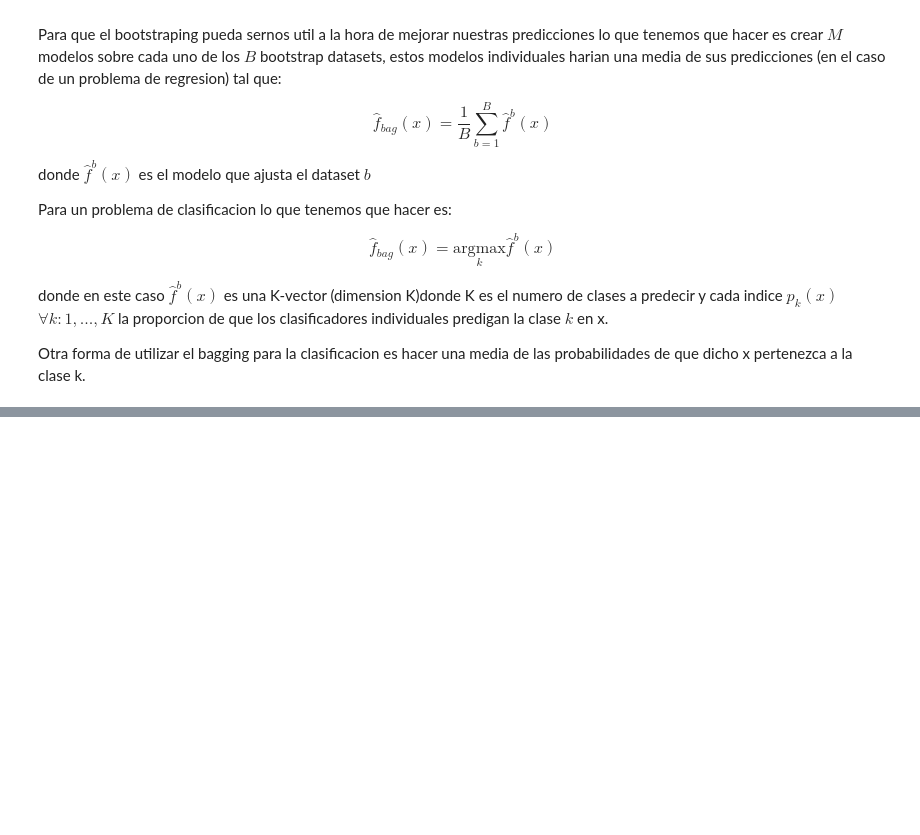
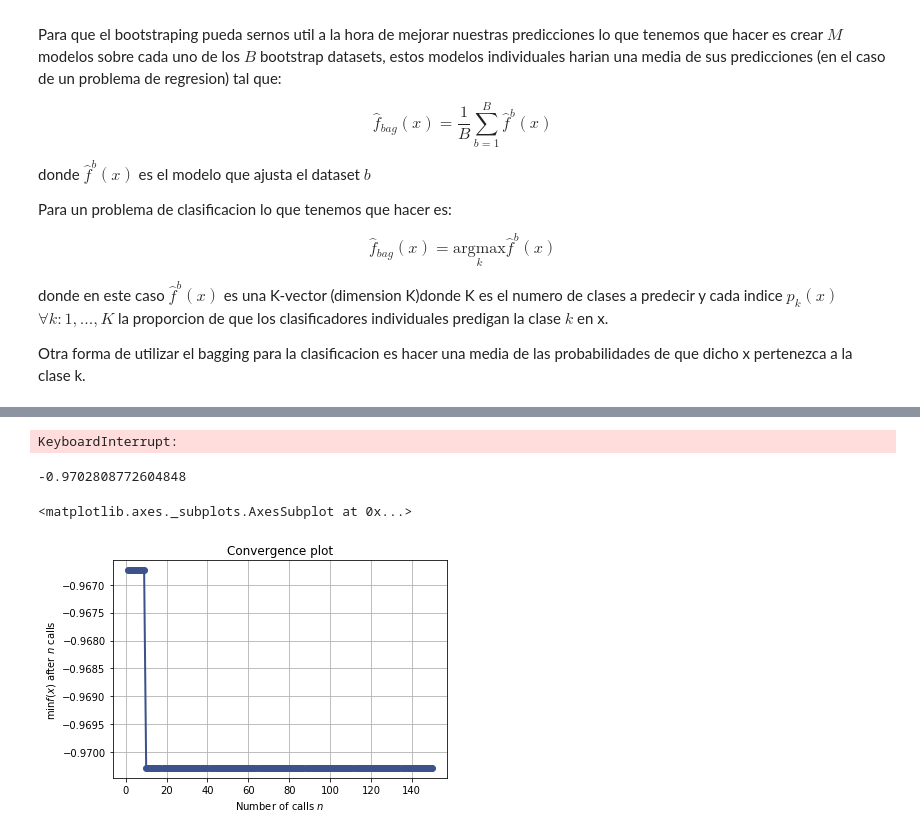
Before and after one commit to BlastingJavier/BlastingJavier.github.io, a Jupyter notebook: content/downloads/notebooks/ensemble_1.ipynb, the cells around one changed output, grey strips where cells are left out. Drawn from its saved outputs; the diff is of its cells as text; code cells hidden in the pictures; blank space fills up the shorter version.

```diff
--- a/content/downloads/notebooks/ensemble_1.ipynb
+++ b/content/downloads/notebooks/ensemble_1.ipynb
@@ -60,0 +151,47 @@ Otra forma de utilizar el bagging para la clasificacion es hacer una media de la
+# %%
+trials = Trials()
+best_clf = fmin(partial(f_to_min, X=X, y=y),
+                param_space_rf, algo=tpe.suggest, max_evals=1000,
+                trials=trials)
+# %% [output]
+KeyboardInterrupt:
+# %%
+from skopt.space import Real, Integer, Categorical
+from skopt.utils import use_named_args
+from skopt import gp_minimize
+
+param_space_rf = [
+    Integer(2, 20, name='max_depth'),
+    Integer(4, X.shape[1], name='max_features'),
+    Integer(100, 1000, name='n_estimators'),
+    Categorical(["gini", "entropy"], name='criterion'),
+    Integer(2, floor(np.sqrt(X.shape[0])), name='min_samples_split')
+]
+
+def f_rf(hps):
+    rf = RandomForestClassifier(random_state=random_state)
+    return rf
+
+
+@use_named_args(param_space_rf)
+def objective(**params):
+    rf = RandomForestClassifier(random_state=random_state)
+    rf.set_params(**params)
+
+    return -np.mean(cross_val_score(rf, X, y,
+                                    cv=StratifiedKFold(n_splits=5, random_state=random_state),
+                                    n_jobs=-1,
+                                    scoring="accuracy"))
+# %%
+res_gp = gp_minimize(objective, param_space_rf, n_calls=150, random_state=random_state)
+
+res_gp.fun
+# %% [output]
+-0.9702808772604848
+# %%
+from skopt.plots import plot_convergence, plot_evaluations, plot_objective
+
+plot_convergence(res_gp)
+# %% [output]
+<matplotlib.axes._subplots.AxesSubplot at 0x...>
+[figure, added]
```
Also changed, not shown: parts of 13 cells of this notebook, 5 other files.
